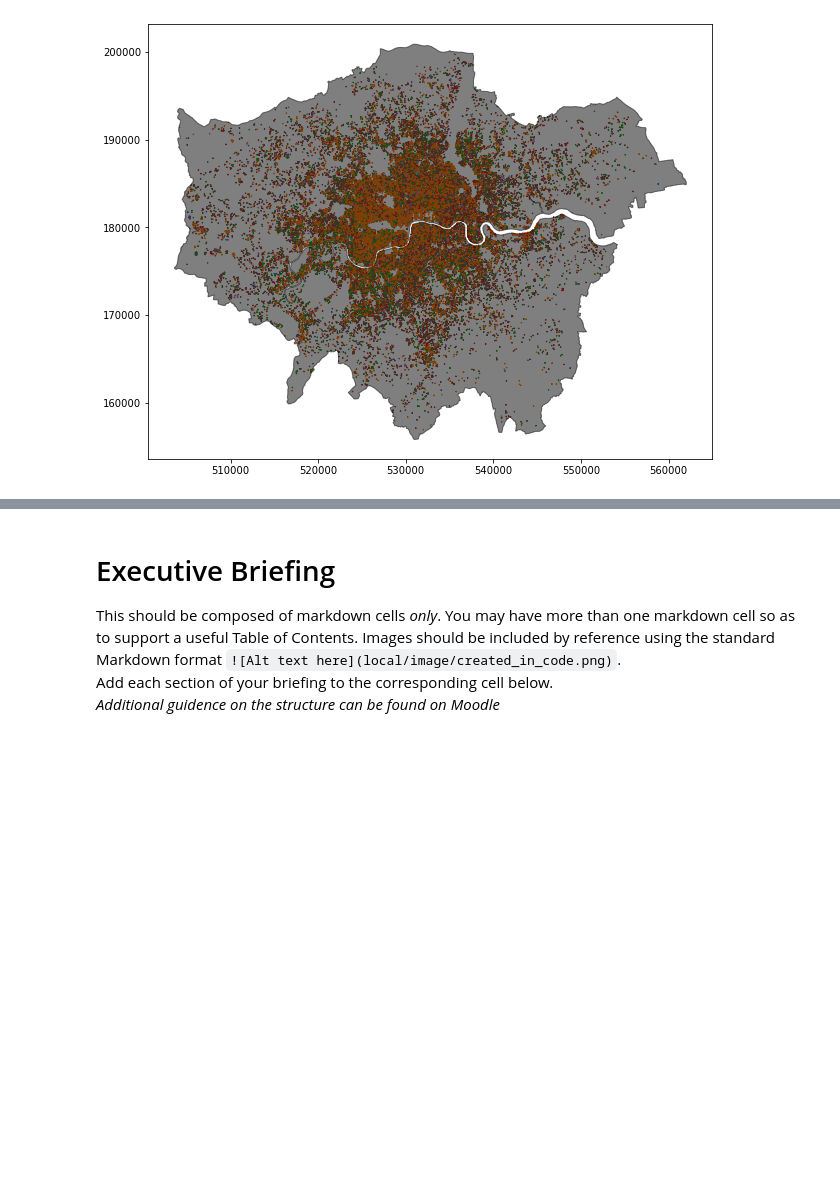
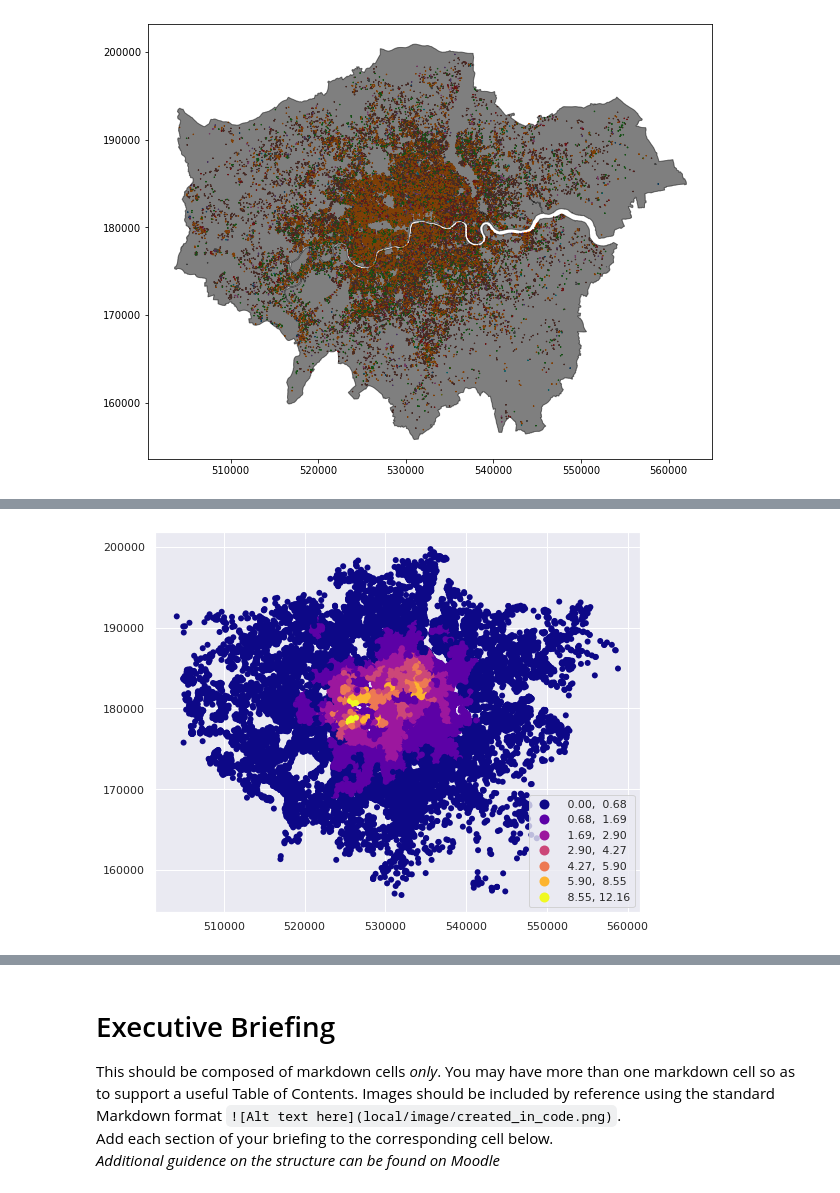
Before and after one commit to DaphneBdn/fsds_assessment3, a Jupyter notebook: Assessment-3-DB.ipynb, the cells around one changed output, grey strips where cells are left out. Cells and saved outputs as stored; diff of their text form; code cells hidden in the pictures; blank space fills up the shorter version.

```diff
--- a/Assessment-3-DB.ipynb
+++ b/Assessment-3-DB.ipynb
@@ -285,0 +372,22 @@ ldn.plot(ax=ax, edgecolor='black', facecolor='black', alpha=0.5);
+# %%
+# Create a sub frame for visualisations
+
+cols_sub=['id', 'name', 'room_type',
+       'price', 'availability_365', 'number_of_reviews_l30d', 'first_review',
+       'last_review', 'geometry', 'NAME', 'GSS_CODE',
+       'HECTARES', 'LB_GSS_CD', 'BOROUGH']
+# %%
+# create subframe with selected columns
+gdf_total= gdf_wards[cols_sub]
+
+#insert new columns
+
+# count of listings per ward
+gdf_total["list_count"]=gdf_total.groupby(["GSS_CODE"])["id"].transform("count")
+
+#calculate density of listings per ward
+
+gdf_total["list_density"]=gdf_total["list_count"]/gdf_total["HECTARES"]
+
+gdf_total.head()
+#print(f"Data frame is {gdf_total.shape[0]:,} x {gdf_total.shape[1]}")
@@ -285,0 +428,18 @@ ldn.plot(ax=ax, edgecolor='black', facecolor='black', alpha=0.5);
+# %%
+# Need to work out the density per borough first!!!
+
+sns.set_theme(style='darkgrid')
+plt.figure(figsize=(9, 14))
+
+ax = sns.barplot( x="list_density",
+                  y="BOROUGH",
+                 #hue="room_type",
+                  data=gdf_total,
+                  order = gdf_total["BOROUGH"],
+                  palette="mako")
+
+plt.xlabel("Airbnb Listings Density per Borough", size=14)
+plt.ylabel(None, size=14)
+
+
+plt.savefig("Barplot_Listings_Density_per_Borough.png", bbox_inches = 'tight')
@@ -285,0 +469,7 @@ ldn.plot(ax=ax, edgecolor='black', facecolor='black', alpha=0.5);
+# %%
+# basic map
+
+gdf_total.plot(column='list_density', cmap='plasma',
+         scheme='FisherJenks', k=7, edgecolor='None', legend=True, figsize=(9,7));
+# %% [output]
+[figure, added]
```
Also changed, not shown: parts of 59 cells of this notebook, 6 other files.
